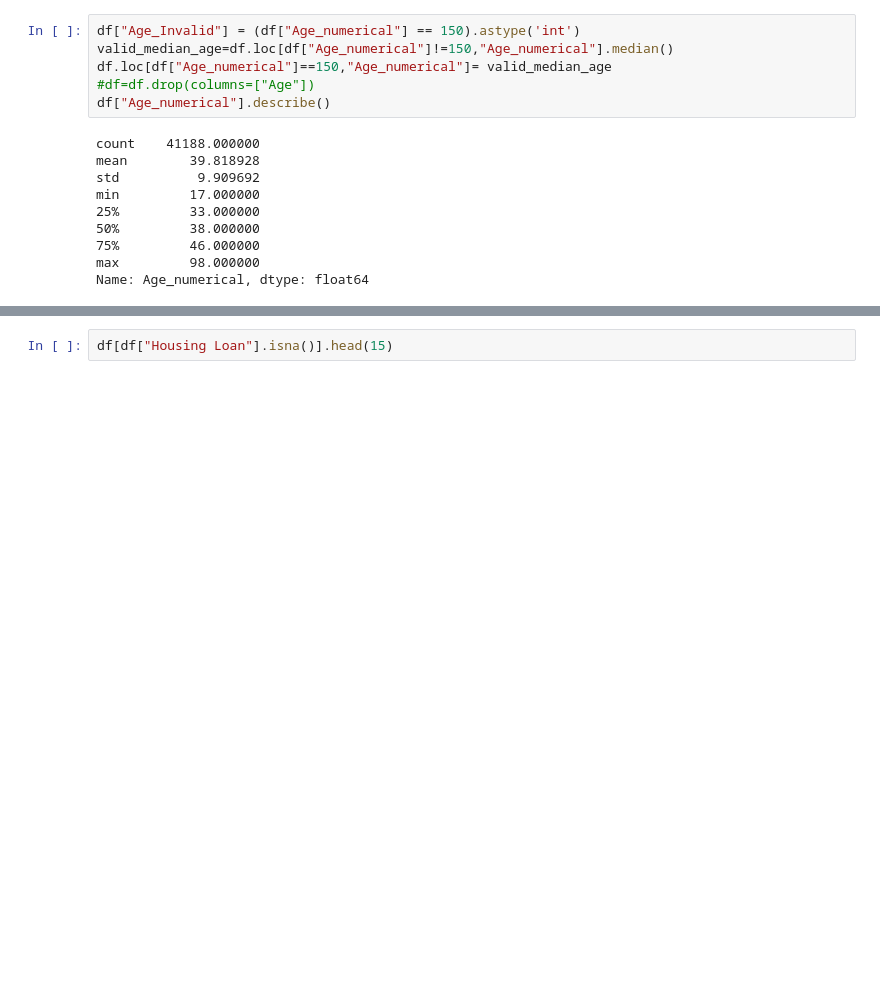
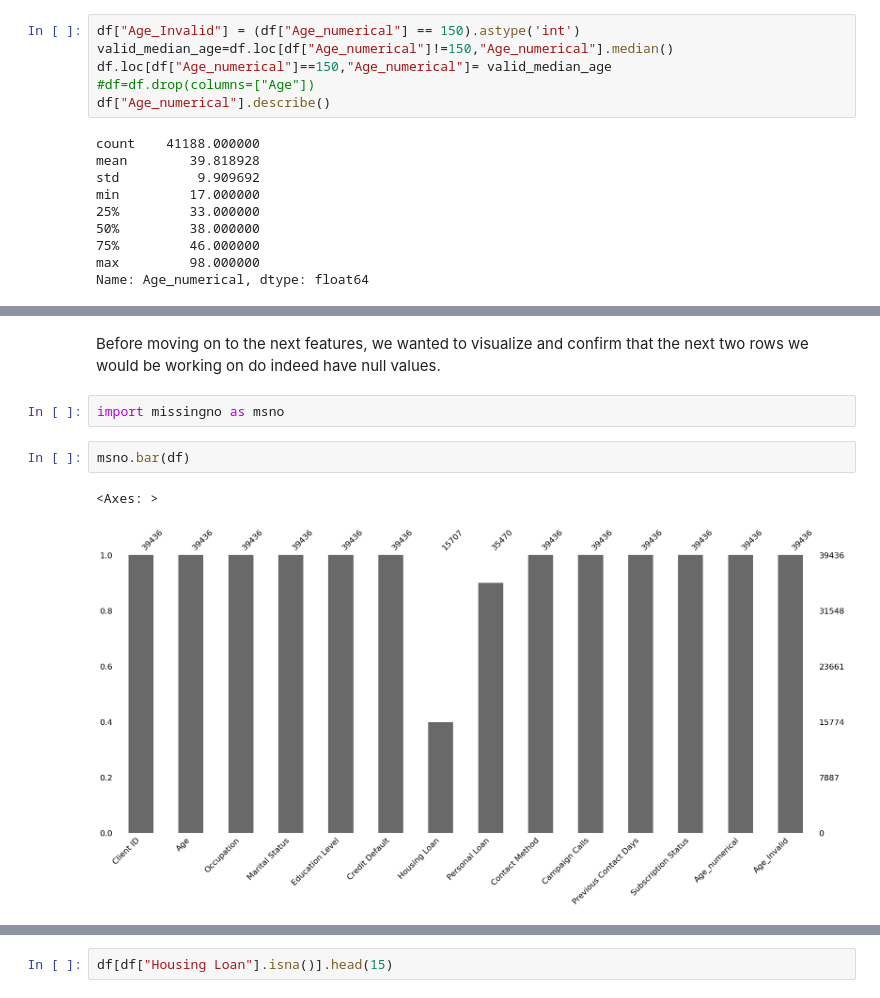
Before and after one commit to srishti06m-cmyk/EGT309_PROJ1, a Jupyter notebook: eda.ipynb, the cells around one changed output, grey strips where cells are left out. Saved outputs shown, nothing was run; the diff lists cells and outputs as text; blank space fills up the shorter version.

```diff
--- a/eda.ipynb
+++ b/eda.ipynb
@@ -575,0 +638,9 @@ Credit Default: No credit default can indicate that the client has financial sta
+# %% [markdown]
+Before moving on to the next features, we wanted to visualize and confirm that the next two rows we would be working on do indeed have null values.
+# %%
+import missingno as msno
+# %%
+msno.bar(df)
+# %% [output]
+<Axes: >
+[figure, added]
```
Also changed, not shown: parts of 62 cells of this notebook, 1 other file.
